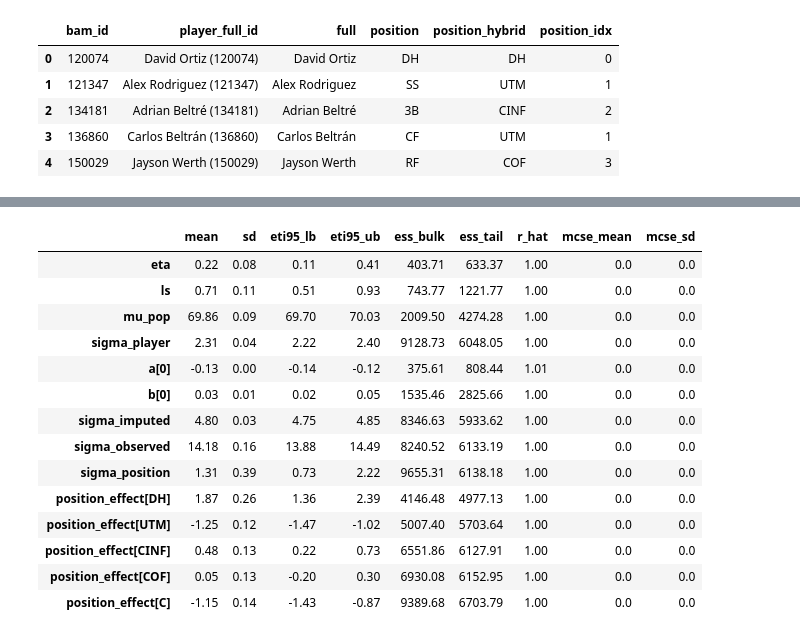
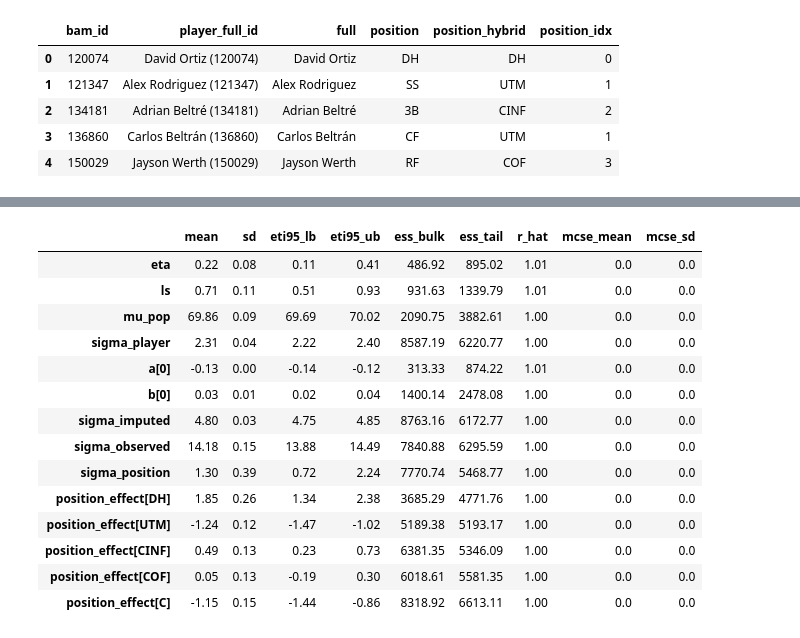
Before and after one commit to remmertjack/portfolio, a Jupyter notebook: batspeed/batspeed_monthly_model.ipynb, the cells around one changed output, grey strips where cells are left out. Saved outputs shown, nothing was run; the diff lists cells and outputs as text; code cells hidden in the pictures.

```diff
--- a/batspeed/batspeed_monthly_model.ipynb
+++ b/batspeed/batspeed_monthly_model.ipynb
@@ -256,7 +257,7 @@ with pm.Model(coords=coords) as model_quad:
     sigma = pm.math.switch(is_imputed_data, sigma_imputed, sigma_observed)
     target = pm.Normal("target", mu=theta, sigma=sigma/swings_sqrt, observed=target_data, dims=("observation_id",))
 # %%
-trace_quad = sample(model_quad, draws = 2000, tune = 2000, target_accept = 0.99,  path='quad_model.nc')
+trace_quad = sample(model_quad, draws = 2000, tune = 4000, target_accept = 0.99,  path='quad_model.nc')
 # %% [output]
 NUTS[nutpie]: [mu_pop, sigma_player, mu_player, a, b, sigma_imputed, sigma_observed]
 [interactive output not drawn]
@@ -883,7 +907,7 @@ coords = {
     "position": position_name_list
 }
 
-with pm.Model(coords=coords) as model_gp_position:
+with pm.Model(coords=coords) as model_gp_position_hybrid:
     # data
     player_idx = pm.Data("player_idx", player_idx_vals, dims=("observation_id",))
     age_data = pm.Data("age_data", age_values.reshape(-1, 1))
@@ -911,8 +935,8 @@ with pm.Model(coords=coords) as model_gp_position:
     ls = pm.InverseGamma("ls", alpha=15, beta=14)
     cov_func = eta**2 * pm.gp.cov.ExpQuad(input_dim=1, ls=ls)
     # HSGP
-    gp_position = pm.gp.HSGP(m=[m_init], c=c_init, drop_first=True, mean_func=mean, cov_func=cov_func)
-    f = gp_position.prior("f", X=age_data)
+    gp_position_hybrid = pm.gp.HSGP(m=[m_init], c=c_init, drop_first=True, mean_func=mean, cov_func=cov_func)
+    f = gp_position_hybrid.prior("f", X=age_data)
 
     # expected value
     theta = mu_player[player_idx] + f
@@ -921,30 +945,30 @@ with pm.Model(coords=coords) as model_gp_position:
     sigma = pm.math.switch(is_imputed_data, sigma_imputed, sigma_observed)
     target = pm.Normal("target", mu=theta, sigma=sigma/swings_sqrt, observed=target_data, dims=("observation_id",))
 # %%
-trace_gp_position = sample(model_gp_position, draws = 2000, tune = 3000, target_accept = 0.99,  path='gp_expquad_quadratic_position.nc')
+trace_gp_position_hybrid = sample(model_gp_position_hybrid, draws = 2000, tune = 5000, target_accept = 0.99,  path='gp_expquad_quadratic_position_hybrid.nc')
 # %% [output]
 NUTS[nutpie]: [mu_pop, sigma_position, position_effect, sigma_player, mu_player, a, b, eta, ls, f_hsgp_coeffs, sigma_imputed, sigma_observed]
 [interactive output not drawn]
 [interactive output not drawn]
 # %%
-az.summary(trace_gp_position, var_names=['eta','ls','mu_pop','sigma_player','a','b','sigma_imputed','sigma_observed',
+az.summary(trace_gp_position_hybrid, var_names=['eta','ls','mu_pop','sigma_player','a','b','sigma_imputed','sigma_observed',
                                          'sigma_position','position_effect'], ci_prob=0.95, round_to=2)
 # %% [output]
 |  | mean | sd | eti95_lb | eti95_ub | ess_bulk | ess_tail | r_hat | mcse_mean | mcse_sd |
-| eta | 0.22 | 0.08 | 0.11 | 0.41 | 403.71 | 633.37 | 1.00 | 0.0 | 0.0 |
-| ls | 0.71 | 0.11 | 0.51 | 0.93 | 743.77 | 1221.77 | 1.00 | 0.0 | 0.0 |
-| mu_pop | 69.86 | 0.09 | 69.70 | 70.03 | 2009.50 | 4274.28 | 1.00 | 0.0 | 0.0 |
-| sigma_player | 2.31 | 0.04 | 2.22 | 2.40 | 9128.73 | 6048.05 | 1.00 | 0.0 | 0.0 |
-| a[0] | -0.13 | 0.00 | -0.14 | -0.12 | 375.61 | 808.44 | 1.01 | 0.0 | 0.0 |
-| b[0] | 0.03 | 0.01 | 0.02 | 0.05 | 1535.46 | 2825.66 | 1.00 | 0.0 | 0.0 |
-| sigma_imputed | 4.80 | 0.03 | 4.75 | 4.85 | 8346.63 | 5933.62 | 1.00 | 0.0 | 0.0 |
-| sigma_observed | 14.18 | 0.16 | 13.88 | 14.49 | 8240.52 | 6133.19 | 1.00 | 0.0 | 0.0 |
-| sigma_position | 1.31 | 0.39 | 0.73 | 2.22 | 9655.31 | 6138.18 | 1.00 | 0.0 | 0.0 |
-| position_effect[DH] | 1.87 | 0.26 | 1.36 | 2.39 | 4146.48 | 4977.13 | 1.00 | 0.0 | 0.0 |
-| position_effect[UTM] | -1.25 | 0.12 | -1.47 | -1.02 | 5007.40 | 5703.64 | 1.00 | 0.0 | 0.0 |
-| position_effect[CINF] | 0.48 | 0.13 | 0.22 | 0.73 | 6551.86 | 6127.91 | 1.00 | 0.0 | 0.0 |
-| position_effect[COF] | 0.05 | 0.13 | -0.20 | 0.30 | 6930.08 | 6152.95 | 1.00 | 0.0 | 0.0 |
-| position_effect[C] | -1.15 | 0.14 | -1.43 | -0.87 | 9389.68 | 6703.79 | 1.00 | 0.0 | 0.0 |
+| eta | 0.22 | 0.08 | 0.11 | 0.41 | 486.92 | 895.02 | 1.01 | 0.0 | 0.0 |
+| ls | 0.71 | 0.11 | 0.51 | 0.93 | 931.63 | 1339.79 | 1.01 | 0.0 | 0.0 |
+| mu_pop | 69.86 | 0.09 | 69.69 | 70.02 | 2090.75 | 3882.61 | 1.00 | 0.0 | 0.0 |
+| sigma_player | 2.31 | 0.04 | 2.22 | 2.40 | 8587.19 | 6220.77 | 1.00 | 0.0 | 0.0 |
+| a[0] | -0.13 | 0.00 | -0.14 | -0.12 | 313.33 | 874.22 | 1.01 | 0.0 | 0.0 |
+| b[0] | 0.03 | 0.01 | 0.02 | 0.04 | 1400.14 | 2478.08 | 1.00 | 0.0 | 0.0 |
+| sigma_imputed | 4.80 | 0.03 | 4.75 | 4.85 | 8763.16 | 6172.77 | 1.00 | 0.0 | 0.0 |
+| sigma_observed | 14.18 | 0.15 | 13.88 | 14.49 | 7840.88 | 6295.59 | 1.00 | 0.0 | 0.0 |
+| sigma_position | 1.30 | 0.39 | 0.72 | 2.24 | 7770.74 | 5468.77 | 1.00 | 0.0 | 0.0 |
+| position_effect[DH] | 1.85 | 0.26 | 1.34 | 2.38 | 3685.29 | 4771.76 | 1.00 | 0.0 | 0.0 |
+| position_effect[UTM] | -1.24 | 0.12 | -1.47 | -1.02 | 5189.38 | 5193.17 | 1.00 | 0.0 | 0.0 |
+| position_effect[CINF] | 0.49 | 0.13 | 0.23 | 0.73 | 6381.35 | 5346.09 | 1.00 | 0.0 | 0.0 |
+| position_effect[COF] | 0.05 | 0.13 | -0.19 | 0.30 | 6018.61 | 5581.35 | 1.00 | 0.0 | 0.0 |
+| position_effect[C] | -1.15 | 0.15 | -1.44 | -0.86 | 8318.92 | 6613.11 | 1.00 | 0.0 | 0.0 |
 # %%
 def make_preds_gp_seen_position(model, gp, trace, df, label):
     age_new = df["age_z"].values
```
Also changed, not shown: parts of 22 cells of this notebook, 3 other files.
